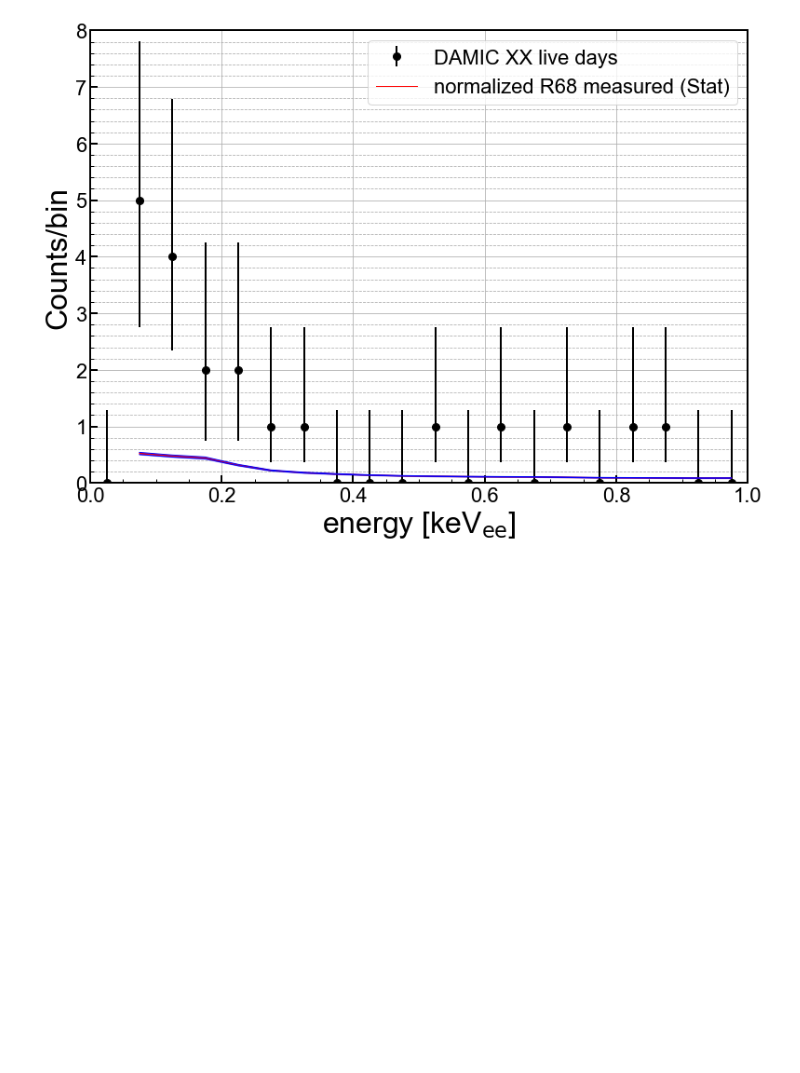
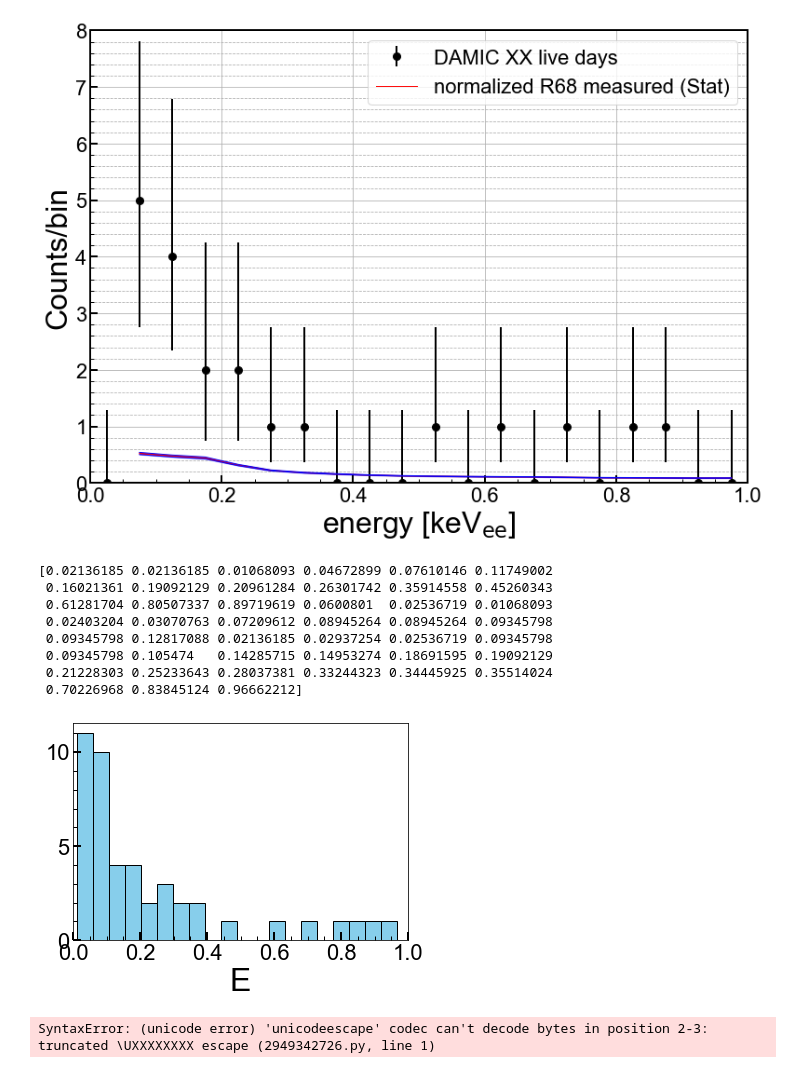
Before and after one commit to villano-lab/thermal-flux_paper2023, a Jupyter notebook: DAMIC/preliminary_plots.ipynb, the cells around one changed output. Cells and saved outputs as stored; diff of their text form; code cells hidden in the pictures; blank space fills up the shorter version.

```diff
--- a/DAMIC/preliminary_plots.ipynb
+++ b/DAMIC/preliminary_plots.ipynb
@@ -770,4 +770,43 @@ E
 # %%
 import pandas as pd
 
-df=
+df=pd.read_csv('data/fakedata.csv', header=0)
+EkeVee=df['x'].values
+
+print(EkeVee)
+plt.hist(EkeVee, bins=20, color='skyblue', edgecolor='black')
+
+# Add labels and title
+plt.xlabel('E')
+plt.xlim(0, 1)
+
+# Show plot
+plt.show()
+# %% [output]
+[0.02136185 0.02136185 0.01068093 0.04672899 0.07610146 0.11749002
+ 0.16021361 0.19092129 0.20961284 0.26301742 0.35914558 0.45260343
+ 0.61281704 0.80507337 0.89719619 0.0600801  0.02536719 0.01068093
+ 0.02403204 0.03070763 0.07209612 0.08945264 0.08945264 0.09345798
+ 0.09345798 0.12817088 0.02136185 0.02937254 0.02536719 0.09345798
+ 0.09345798 0.105474   0.14285715 0.14953274 0.18691595 0.19092129
+ 0.21228303 0.25233643 0.28037381 0.33244323 0.34445925 0.35514024
+ 0.70226968 0.83845124 0.96662212]
+[figure, added]
+# %%
+with open('C:\Users\cecih\GitHub\thermal-flux_paper2023\DAMIC\data\Si_real_Lindhard_s0.txt', 'r') as file:
+        lines = file.readlines()
+data = []
+for i in lines:
+    value = float(line.strip())
+    data.append(value)
+lind = np.array(data)
+
+
+plt.hist(lind, bins=20, color='skyblue', edgecolor='black')
+plt.xlabel('E')
+plt.xlim(0, np.max(lind))
+
+# Show plot
+plt.show()
+# %% [output]
+SyntaxError: (unicode error) 'unicodeescape' codec can't decode bytes in position 2-3: truncated \UXXXXXXXX escape (2949342726.py, line 1)
```
Also changed, not shown: 1 other file.
